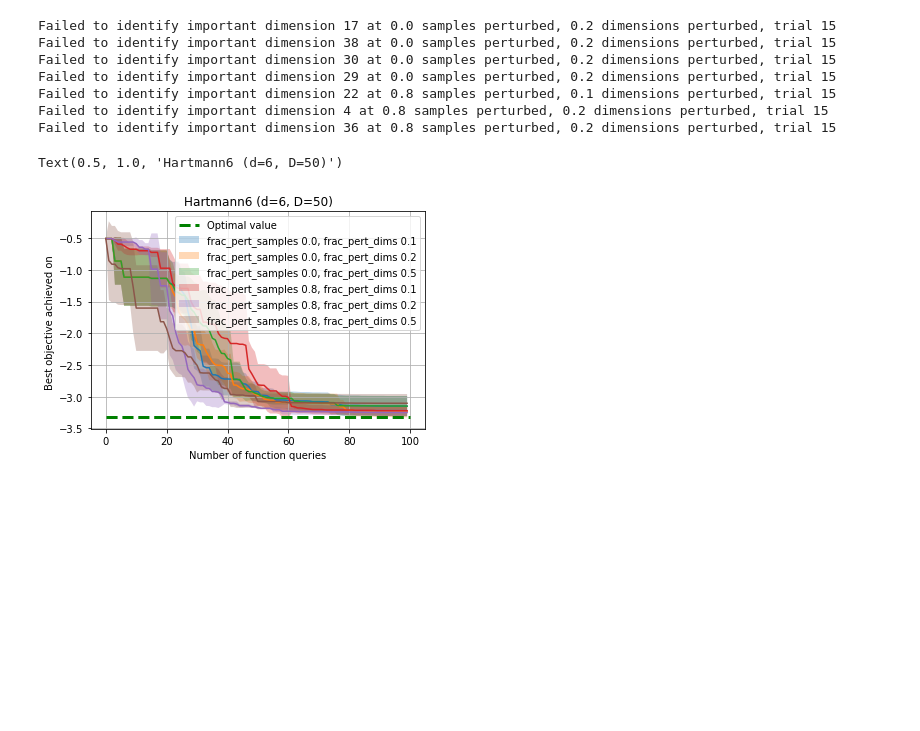
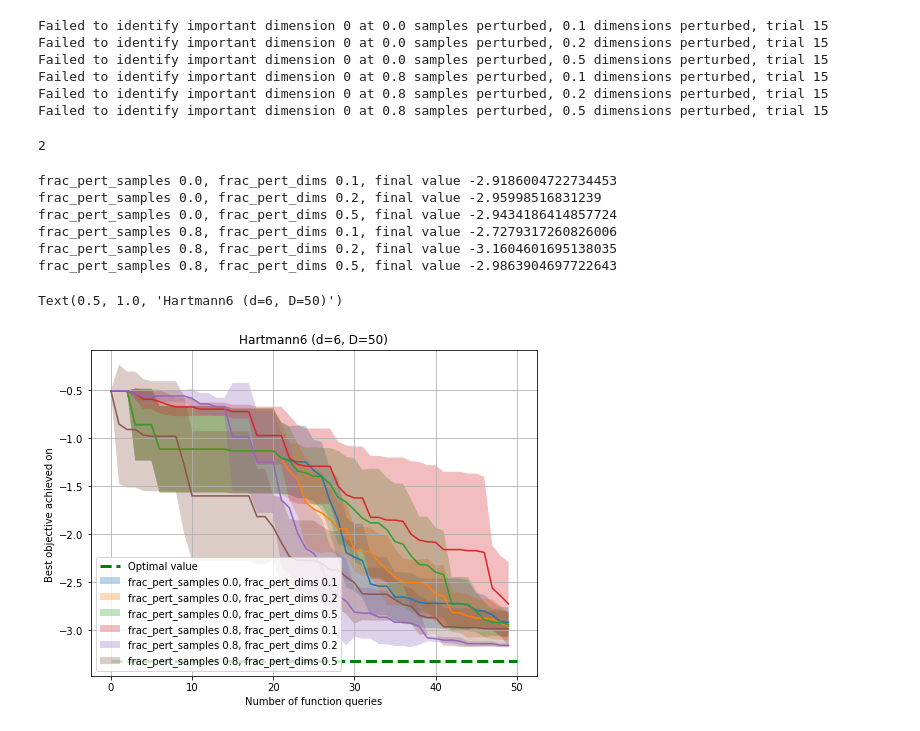
Before and after one commit to zyyjjj/saasbo, a Jupyter notebook: plot.ipynb, the cells around one changed output. Saved outputs shown, nothing was run; the diff lists cells and outputs as text; code cells hidden in the pictures; blank space fills up the shorter version.

Commit message:
enable multiprocessing and choice of perturbation protocol and direction

```diff
--- a/plot.ipynb
+++ b/plot.ipynb
@@ -3,0 +40,2 @@ import matplotlib.pyplot as plt
+# %%
+q, c, v = get_lengthscale_stats(l, thres = 1)
@@ -11,8 +62,7 @@ perturb_configs = [(f1, f2) for f1 in frac_perturb_samples_list for f2 in frac_p
 trials = [11, 12, 13, 14, 15]
 n_trials = len(trials)
 # %%
-ell_median = np.load('/home/yz685/saasbo/results/hartmann6_50/median_lengthscales/median_lengthscales_' \
-            + '02' + '_' + '05'  + '_' + str(11) + '.npy')
-for i in ell_median.argsort()[:6]:
-        print(f"Parameter {i:2} Median lengthscale = {ell_median[i]:.2e}")
+y = np.load('/home/yz685/saasbo/results/hartmann6_50/median_lengthscales/median_lengthscales_' \
+            + '10' + '_' + '01'  + '_' + '25' + '.npy')
+y
 # %% [output]
@@ -29,6 +86,9 @@ for frac_perturb_samples_num, frac_perturb_dims_num in perturb_configs:
     frac_perturb_dims = str(frac_perturb_dims_num).replace('.', '')
 
     Y = None
+    Q = None
+    C = None
+    V = None
     for trial in trials:
         y = np.load('/home/yz685/saasbo/results/hartmann6_50/output_at_X/output_at_X_' \
             + frac_perturb_samples + '_' + frac_perturb_dims  + '_' + str(trial) + '.npy')
@@ -38,20 +98,29 @@ for frac_perturb_samples_num, frac_perturb_dims_num in perturb_configs:
         else:
             Y = np.vstack((Y, y))
 
+        ell_median = np.load('/home/yz685/saasbo/results/hartmann6_50/median_lengthscales/median_lengthscales_' \
+            + frac_perturb_samples + '_' + frac_perturb_dims  + '_' + str(trial) + '.npy')
+
+        if len(ell_median.shape) > 1:
+            q, c, v = get_lengthscale_stats(ell_median, thres = 1)
+
+            Q_dict[(frac_perturb_samples_num, frac_perturb_dims_num)].append(q)
+            C_dict[(frac_perturb_samples_num, frac_perturb_dims_num)].append(c)
+
+
+
     Y_dict[(frac_perturb_samples_num, frac_perturb_dims_num)] = Y
 
 
-    ell_median = np.load('/home/yz685/saasbo/results/hartmann6_50/median_lengthscales/median_lengthscales_' \
-            + frac_perturb_samples + '_' + frac_perturb_dims  + '_' + str(trial) + '.npy')
-    for i in ell_median.argsort()[:6]:
+
+    for i in ell_median[-1].argsort()[:6]:
         if i not in [1, 7, 11, 23, 47, 33]:
             print(f'Failed to identify important dimension {i} at {frac_perturb_samples_num} samples perturbed, {frac_perturb_dims_num} dimensions perturbed, trial {trial}')
             # print(f"Parameter {i:2} Median lengthscale = {ell_median[i]:.2e}")
 # %% [output]
-Failed to identify important dimension 17 at 0.0 samples perturbed, 0.2 dimensions perturbed, trial 15
-Failed to identify important dimension 38 at 0.0 samples perturbed, 0.2 dimensions perturbed, trial 15
-Failed to identify important dimension 30 at 0.0 samples perturbed, 0.2 dimensions perturbed, trial 15
-Failed to identify important dimension 29 at 0.0 samples perturbed, 0.2 dimensions perturbed, trial 15
-Failed to identify important dimension 22 at 0.8 samples perturbed, 0.1 dimensions perturbed, trial 15
-Failed to identify important dimension 4 at 0.8 samples perturbed, 0.2 dimensions perturbed, trial 15
-Failed to identify important dimension 36 at 0.8 samples perturbed, 0.2 dimensions perturbed, trial 15
+Failed to identify important dimension 0 at 0.0 samples perturbed, 0.1 dimensions perturbed, trial 15
+Failed to identify important dimension 0 at 0.0 samples perturbed, 0.2 dimensions perturbed, trial 15
+Failed to identify important dimension 0 at 0.0 samples perturbed, 0.5 dimensions perturbed, trial 15
+Failed to identify important dimension 0 at 0.8 samples perturbed, 0.1 dimensions perturbed, trial 15
+Failed to identify important dimension 0 at 0.8 samples perturbed, 0.2 dimensions perturbed, trial 15
+Failed to identify important dimension 0 at 0.8 samples perturbed, 0.5 dimensions perturbed, trial 15
@@ -58,23 +130,40 @@ Failed to identify important dimension 36 at 0.8 samples perturbed, 0.2 dimensio
+# %%
+len(set(test).intersection(set(k)))
+# %% [output]
+2
 # %%
-plt.plot([0, 100], [-3.322, -3.322], "--", c="g", lw=3, label="Optimal value")
+n_iters = 50
+
+plt.figure(figsize=(8,6))
+plt.plot([0, 50], [-3.322, -3.322], "--", c="g", lw=3, label="Optimal value")
 plt.grid(True)
 
 for frac_perturb_samples_num, frac_perturb_dims_num in Y_dict.keys():
 
-    Y = Y_dict[(frac_perturb_samples_num, frac_perturb_dims_num)]
+    Y = Y_dict[(frac_perturb_samples_num, frac_perturb_dims_num)][:, :n_iters]
 
-    plt.plot(np.mean(Y, axis = 0))
+    Y_mean = np.mean(Y, axis = 0)
+
+    plt.plot(Y_mean)
     plt.fill_between(
         np.arange(len(Y[0])),
-        np.mean(Y, axis = 0) - 2 * np.std(Y, axis=0) / (n_trials ** 0.5),
-        np.mean(Y, axis = 0) + 2 * np.std(Y, axis=0) / (n_trials ** 0.5),
+        Y_mean - 2 * np.std(Y, axis=0) / (n_trials ** 0.5),
+        Y_mean + 2 * np.std(Y, axis=0) / (n_trials ** 0.5),
         alpha = 0.3, label = 'frac_pert_samples {}, frac_pert_dims {}'.format(frac_perturb_samples_num, frac_perturb_dims_num)
     )
+
+    print('frac_pert_samples {}, frac_pert_dims {}, final value {}'.format(frac_perturb_samples_num, frac_perturb_dims_num, Y_mean[-1]))
 
 plt.legend()
 plt.xlabel('Number of function queries') # seems liike I'm not including the initial ones
 plt.ylabel('Best objective achieved on ')
 plt.title('Hartmann6 (d=6, D=50)')
 # %% [output]
-Text(0.5, 1.0, 'Hartmann6 (d=6, D=50)')
+frac_pert_samples 0.0, frac_pert_dims 0.1, final value -2.9186004722734453
+frac_pert_samples 0.0, frac_pert_dims 0.2, final value -2.95998516831239
+frac_pert_samples 0.0, frac_pert_dims 0.5, final value -2.9434186414857724
+frac_pert_samples 0.8, frac_pert_dims 0.1, final value -2.7279317260826006
+frac_pert_samples 0.8, frac_pert_dims 0.2, final value -3.1604601695138035
+frac_pert_samples 0.8, frac_pert_dims 0.5, final value -2.9863904697722643
+Text(0.5, 1.0, 'Hartmann6 (d=6, D=50)')
-[figure, old version]
+[figure, new version]
```
Also changed, not shown: parts of 11 cells of this notebook, 2 other files.
